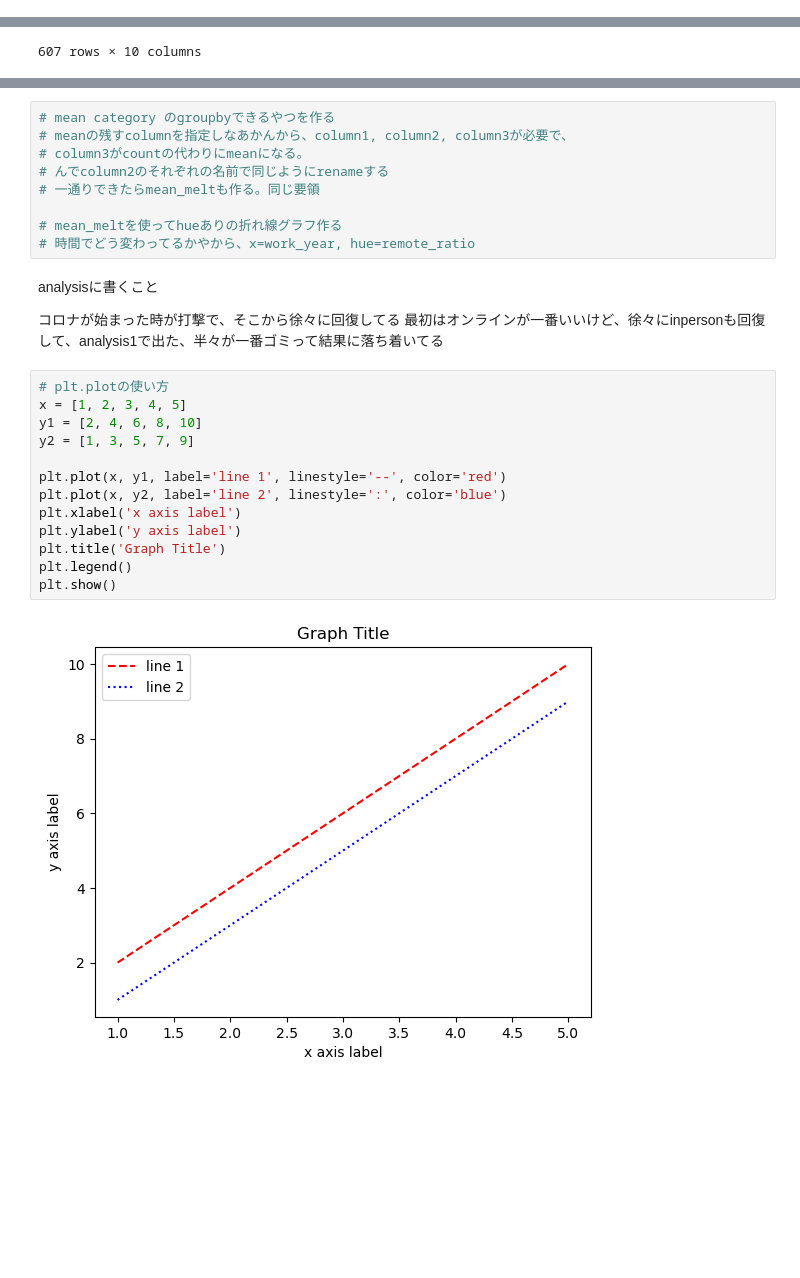
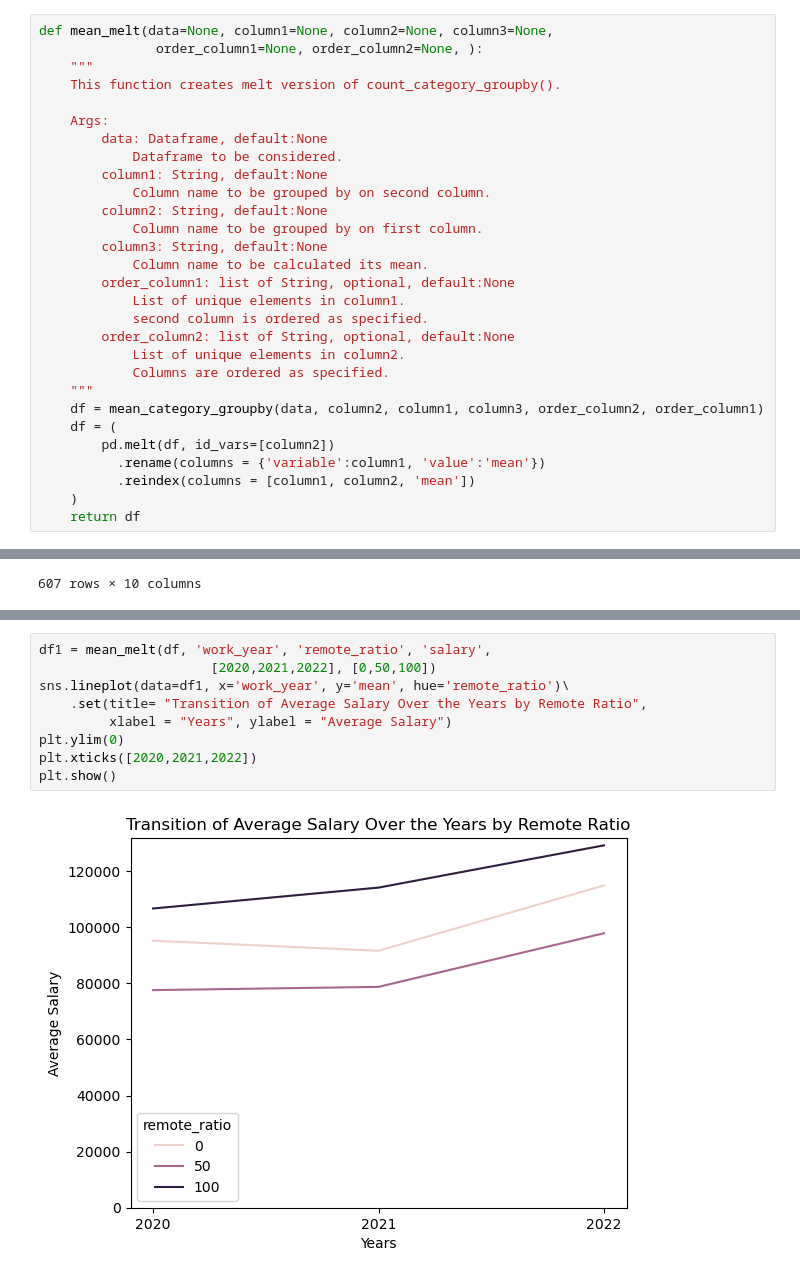
Before and after one commit to ubco-W2022T2-data301/project-group-group07, a Jupyter notebook: analysis/analysis3.ipynb, the cells around one changed output, grey strips where cells are left out. Drawn from its saved outputs; the diff is of its cells as text; blank space fills up the shorter version.

```diff
--- a/analysis/analysis3.ipynb
+++ b/analysis/analysis3.ipynb
@@ -577,0 +624,29 @@ mean_category(df, 'company_region')
+# %%
+def mean_melt(data=None, column1=None, column2=None, column3=None,
+               order_column1=None, order_column2=None, ):
+    """
+    This function creates melt version of count_category_groupby().
+
+    Args:
+        data: Dataframe, default:None
+            Dataframe to be considered.
+        column1: String, default:None
+            Column name to be grouped by on second column.
+        column2: String, default:None
+            Column name to be grouped by on first column.
+        column3: String, default:None
+            Column name to be calculated its mean.
+        order_column1: list of String, optional, default:None
+            List of unique elements in column1.
+            second column is ordered as specified.
+        order_column2: list of String, optional, default:None
+            List of unique elements in column2.
+            Columns are ordered as specified.
+    """
+    df = mean_category_groupby(data, column2, column1, column3, order_column2, order_column1)
+    df = (
+        pd.melt(df, id_vars=[column2])
+          .rename(columns = {'variable':column1, 'value':'mean'})
+          .reindex(columns = [column1, column2, 'mean'])
+    )
+    return df
@@ -672,32 +725,14 @@ plt.xticks(df1['work_year'])
 plt.show()
 # %% [output]
 [figure]
-# %%
-# mean category のgroupbyできるやつを作る
-# meanの残すcolumnを指定しなあかんから、column1, column2, column3が必要で、
-# column3がcountの代わりにmeanになる。
-# んでcolumn2のそれぞれの名前で同じようにrenameする
-# 一通りできたらmean_meltも作る。同じ要領
-
-# mean_meltを使ってhueありの折れ線グラフ作る
-# 時間でどう変わってるかやから、x=work_year, hue=remote_ratio
-# %% [markdown]
-analysisに書くこと
-
-コロナが始まった時が打撃で、そこから徐々に回復してる
-最初はオンラインが一番いいけど、徐々にinpersonも回復して、analysis1で出た、半々が一番ゴミって結果に落ち着いてる
-# %%
-# plt.plotの使い方
-x = [1, 2, 3, 4, 5]
-y1 = [2, 4, 6, 8, 10]
-y2 = [1, 3, 5, 7, 9]
-
-plt.plot(x, y1, label='line 1', linestyle='--', color='red')
-plt.plot(x, y2, label='line 2', linestyle=':', color='blue')
-plt.xlabel('x axis label')
-plt.ylabel('y axis label')
-plt.title('Graph Title')
-plt.legend()
-plt.show()
-# %% [output]
-[figure, removed]
+# %%
+df1 = mean_melt(df, 'work_year', 'remote_ratio', 'salary',
+                      [2020,2021,2022], [0,50,100])
+sns.lineplot(data=df1, x='work_year', y='mean', hue='remote_ratio')\
+    .set(title= "Transition of Average Salary Over the Years by Remote Ratio",
+         xlabel = "Years", ylabel = "Average Salary")
+plt.ylim(0)
+plt.xticks([2020,2021,2022])
+plt.show()
+# %% [output]
+[figure, added]
```
Also changed, not shown: parts of 21 cells of this notebook, 1 other file.
